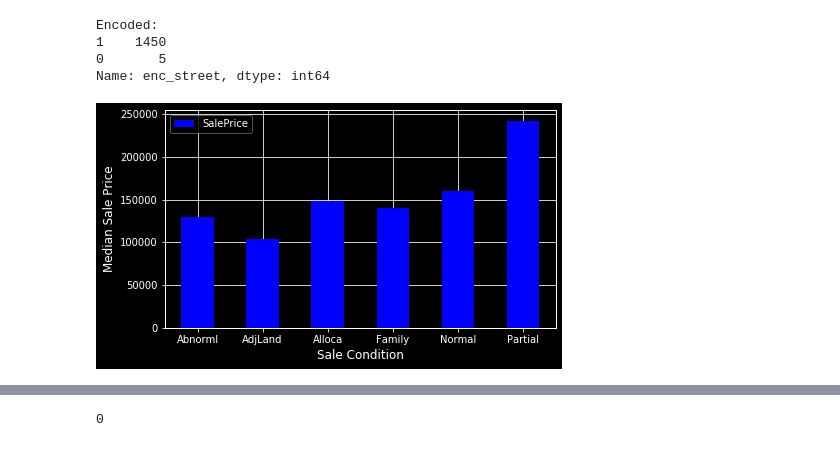
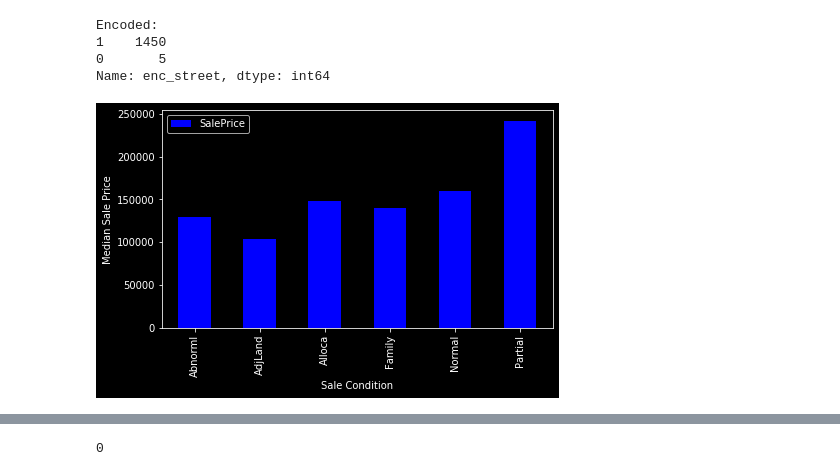
Before and after one commit to marcovalle2000/group24_housing, a Jupyter notebook: 07_02.ipynb, the cells around one changed output, grey strips where cells are left out. Cells and saved outputs as stored; diff of their text form; code cells hidden in the pictures.

```diff
--- a/07_02.ipynb
+++ b/07_02.ipynb
@@ -211,11 +225,11 @@ Name: enc_street, dtype: int64
 # %%
 condition = train.pivot_table(index="SaleCondition", values="SalePrice", aggfunc=np.median)
 condition.plot(kind="bar", color="blue")
 plt.xlabel("Sale Condition")
 plt.ylabel("Median Sale Price")
-plt.xticks(rotation=0)
+plt.xticks(rotation=90)
 plt.show()
 # %% [output]
-[figure, old version]
+[figure, new version]
 # %%
 def encode(x):
```
Also changed, not shown: parts of 19 cells of this notebook.
